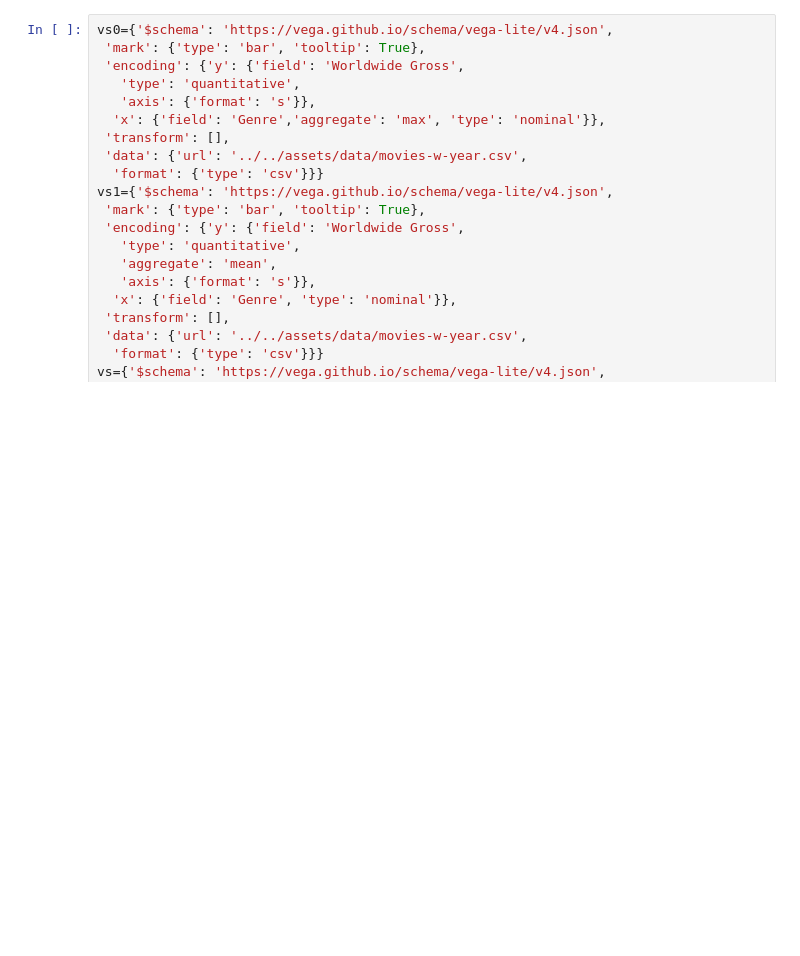
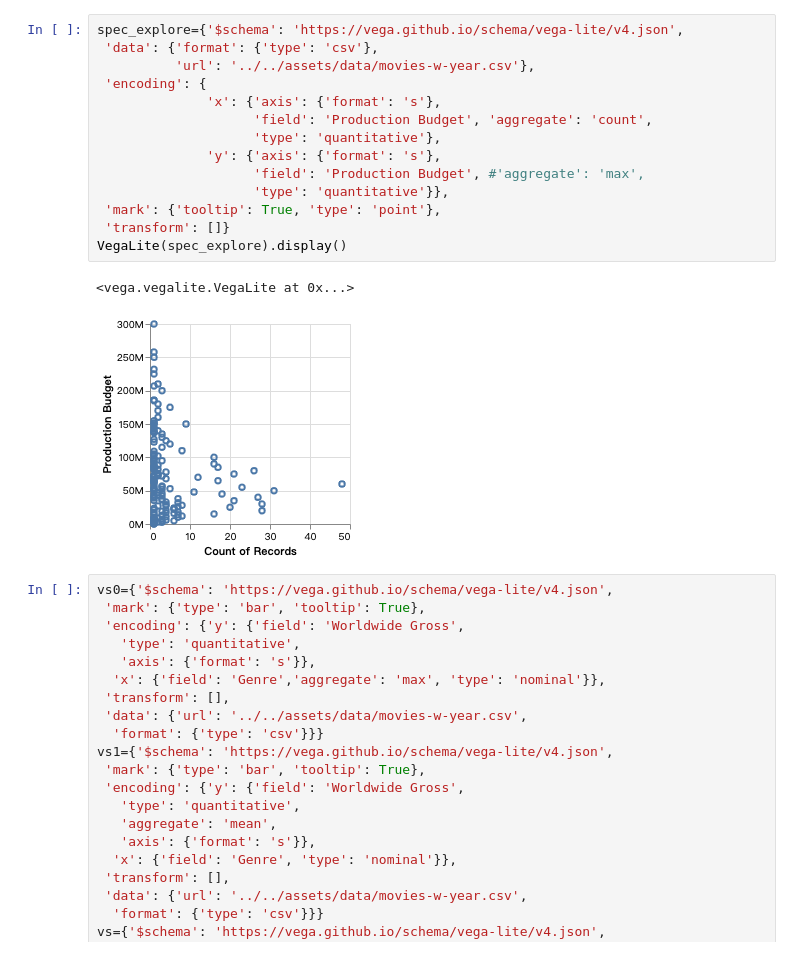
Before and after one commit to bopan3/nl4dv_enhance, a Jupyter notebook: examples/applications/notebook/未命名.ipynb, the cells around one changed output. Saved outputs shown, nothing was run; the diff lists cells and outputs as text; blank space fills up the shorter version.

```diff
--- a/examples/applications/notebook/未命名.ipynb
+++ b/examples/applications/notebook/未命名.ipynb
@@ -66,3 +76,20 @@ Visualization channel y is implied by Attribute IMDB Rating, by auto attribute b
+# %%
+spec_explore={'$schema': 'https://vega.github.io/schema/vega-lite/v4.json',
+ 'data': {'format': {'type': 'csv'},
+          'url': '../../assets/data/movies-w-year.csv'},
+ 'encoding': {
+              'x': {'axis': {'format': 's'},
+                    'field': 'Production Budget', 'aggregate': 'count',
+                    'type': 'quantitative'},
+              'y': {'axis': {'format': 's'},
+                    'field': 'Production Budget', #'aggregate': 'max',
+                    'type': 'quantitative'}},
+ 'mark': {'tooltip': True, 'type': 'point'},
+ 'transform': []}
+VegaLite(spec_explore).display()
+# %% [output]
+<vega.vegalite.VegaLite at 0x...>
+[figure, added]
 # %%
 vs0={'$schema': 'https://vega.github.io/schema/vega-lite/v4.json',
  'mark': {'type': 'bar', 'tooltip': True},
```
Also changed, not shown: parts of 18 cells of this notebook, 13 other files.
